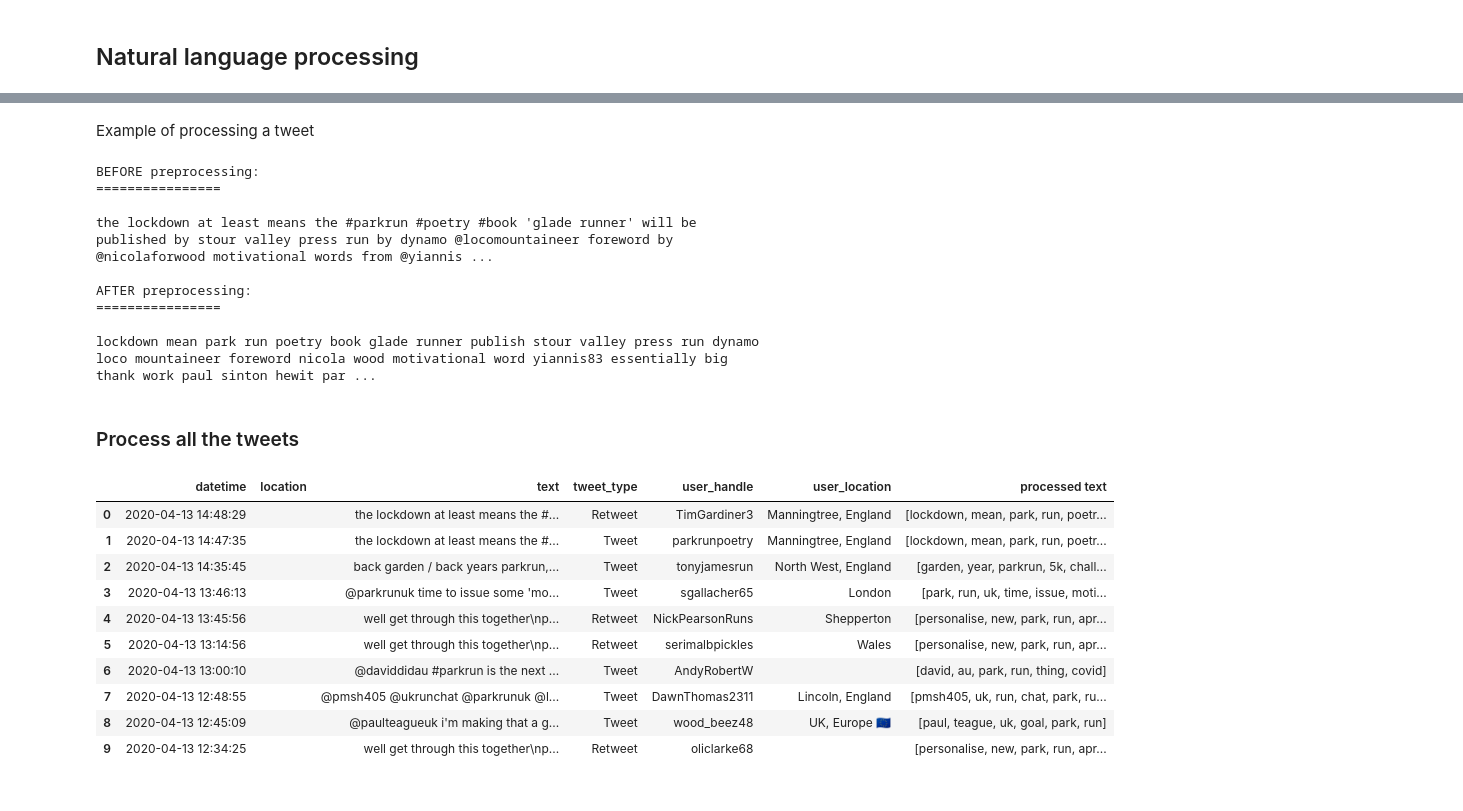
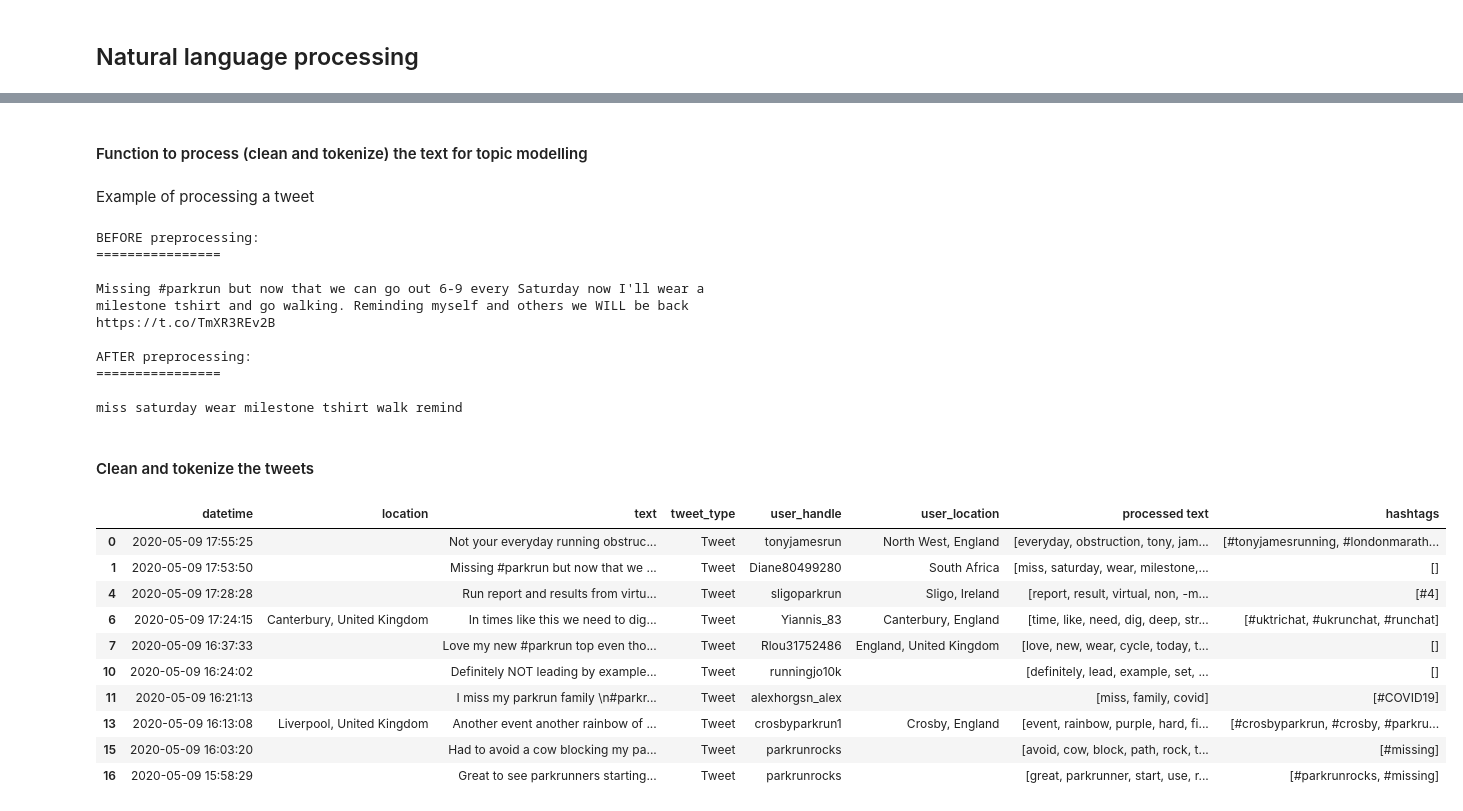
Before and after one commit to jw845/parkrun, a Jupyter notebook: twitter_analysis.ipynb, the cells around one changed output, grey strips where cells are left out. Cells and saved outputs as stored; diff of their text form; code cells hidden in the pictures.

```diff
--- a/twitter_analysis.ipynb
+++ b/twitter_analysis.ipynb
@@ -124,9 +123,9 @@ Saved to parkrun_tweets_2020-04-06_to_2020-04-13.pkl
 # %% [markdown]
 ### OR, read tweets from pickle
 # %%
-fname = 'parkrun_tweets_2020-04-06_to_2020-04-13.pkl'
+fname = 'parkrun_tweets_downloaded2020-05-09.pkl'
 
-tweets_df = read_pkl(fname)
+tweets_df = read_pkl('data/'+fname)
 tweets_df.head(10)
 # %% [output]
 |  | datetime | location | text | tweet_type | user_handle | user_location |
@@ -170,8 +209,13 @@ Using spaCy, wordsegment and - if stemming - nltk
 * **Remove stopwords** (eg is, the, a - so that more focus can be given to those words which define the meaning of the text)
 
 * *Stem (reduce words to root form)*
+# %% [markdown]
+#### Function to process (clean and tokenize) the text for topic modelling
 # %%
-def preprocess_(text):
+def NLP_prep(text):
+
+    # make lowercase, remove newlines
+    text = text.lower().replace('\n',' ')
 
     firstfilt=[]
     for word in text.split():
@@ -180,14 +224,19 @@ def preprocess_(text):
             firstfilt.append(' '.join(wordsegment.segment(word)))
         else :
             # ignore web addresses (or at least those beginning http or www)
-            if word[0:4] != 'http' and word[0:4] != 'www' :
+            if word[0:4] != 'http' and word[0:3] != 'www' and not re.search('androidappwhatsapp', word):
                 firstfilt.append(word)
     text = ' '.join(firstfilt)
+
+    # remove digits and various symbols
+    text = re.sub('[0-9_:;.,()%$~!?\+=><^`\*]+', '', text)
+
+    # replace forward slash and amphersand
+    text = text.replace('/',' ').replace('&',' ').replace('&amp;', ' ')
 
     doc = nlp(text)  # Using spaCy
     tokens = []
     filtered_tokens = []
-
     for token in doc:
         if not token.is_punct | token.is_space : # ignore punctuation and spaces
 
@@ -195,50 +244,47 @@ def preprocess_(text):
             tokens.append(token.lemma_ if token.lemma_ != '-PRON-' else token.lower_)
 
     for token in tokens:
-        try :
-            int(token) # ignore integer tokens
-        except :
-            lexeme = nlp.vocab[token]
-            if lexeme.is_stop == False and token[0:4] : # ignore STOPWORDS
-                if token[0:4] != 'http' and token[0:4] != 'www' : # ignore web addresses
-                    filtered_tokens.append(token)
-                    #filtered_tokens.append(stemmer.stem(token)) # Take stem of words using nltk
+        lexeme = nlp.vocab[token]
+        # ignore STOPWORDS (incl. topic-specific stopwords, like park run uk) and words less than 3 characters
+        if lexeme.is_stop == False and token not in ['park','run','parkrun','uk'] and len(token) > 2 :
+            filtered_tokens.append(token)
+            #filtered_tokens.append(stemmer.stem(token)) # Take stem of words using nltk
 
     return filtered_tokens
 # %% [markdown]
 Example of processing a tweet
 # %%
-text = tweets_df['text'].iloc[0]
+text = tweets_df['text'].iloc[1]
 print('BEFORE preprocessing:\n================\n')
 print(text,'\n')
 
-filtered_tokens = preprocess_(text)
+filtered_tokens = NLP_prep(text)
 print('AFTER preprocessing:\n================\n')
 print(' '.join(filtered_tokens))
 # %% [output]
 BEFORE preprocessing:
 ================
 
-the lockdown at least means the #parkrun #poetry #book 'glade runner' will be published by stour valley press run by dynamo @locomountaineer foreword by @nicolaforwood motivational words from @yiannis ...
+Missing #parkrun but now that we can go out 6-9 every Saturday now I'll wear a milestone tshirt and go walking. Reminding myself and others we WILL be back https://t.co/TmXR3REv2B
 
 AFTER preprocessing:
 ================
 
-lockdown mean park run poetry book glade runner publish stour valley press run dynamo loco mountaineer foreword nicola wood motivational word yiannis83 essentially big thank work paul sinton hewit par ...
+miss saturday wear milestone tshirt walk remind
 # %% [markdown]
-### Process all the tweets
+#### Clean and tokenize the tweets
 # %%
-tweets_df['processed text'] = tweets_df['text'].apply(lambda x: preprocess_(x))
-tweets_df.head(10)
+tweets_df['processed text'] = tweets_df['text'].apply(lambda x: NLP_prep(x))
+tweets_df[tweets_df['tweet_type'] == 'Tweet'].head(10) # just tweets
 # %% [output]
-|  | datetime | location | text | tweet_type | user_handle | user_location | processed text |
-| 0 | 2020-04-13 14:48:29 |  | the lockdown at least means the #... | Retweet | TimGardiner3 | Manningtree, England | [lockdown, mean, park, run, poetr... |
-| 1 | 2020-04-13 14:47:35 |  | the lockdown at least means the #... | Tweet | parkrunpoetry | Manningtree, England | [lockdown, mean, park, run, poetr... |
-| 2 | 2020-04-13 14:35:45 |  | back garden / back years parkrun,... | Tweet | tonyjamesrun | North West, England | [garden, year, parkrun, 5k, chall... |
-| 3 | 2020-04-13 13:46:13 |  | @parkrunuk time to issue some 'mo... | Tweet | sgallacher65 | London | [park, run, uk, time, issue, moti... |
-| 4 | 2020-04-13 13:45:56 |  | well get through this together\np... | Retweet | NickPearsonRuns | Shepperton | [personalise, new, park, run, apr... |
-| 5 | 2020-04-13 13:14:56 |  | well get through this together\np... | Retweet | serimalbpickles | Wales | [personalise, new, park, run, apr... |
-| 6 | 2020-04-13 13:00:10 |  | @daviddidau #parkrun is the next ... | Tweet | AndyRobertW |  | [david, au, park, run, thing, covid] |
-| 7 | 2020-04-13 12:48:55 |  | @pmsh405 @ukrunchat @parkrunuk @l... | Tweet | DawnThomas2311 | Lincoln, England | [pmsh405, uk, run, chat, park, ru... |
-| 8 | 2020-04-13 12:45:09 |  | @paulteagueuk i'm making that a g... | Tweet | wood_beez48 | UK, Europe 🇪🇺 | [paul, teague, uk, goal, park, run] |
-| 9 | 2020-04-13 12:34:25 |  | well get through this together\np... | Retweet | oliclarke68 |  | [personalise, new, park, run, apr... |
+|  | datetime | location | text | tweet_type | user_handle | user_location | processed text | hashtags |
+| 0 | 2020-05-09 17:55:25 |  | Not your everyday running obstruc... | Tweet | tonyjamesrun | North West, England | [everyday, obstruction, tony, jam... | [#tonyjamesrunning, #londonmarath... |
+| 1 | 2020-05-09 17:53:50 |  | Missing #parkrun but now that we ... | Tweet | Diane80499280 | South Africa | [miss, saturday, wear, milestone,... | [] |
+| 4 | 2020-05-09 17:28:28 |  | Run report and results from virtu... | Tweet | sligoparkrun | Sligo, Ireland | [report, result, virtual, non, -m... | [#4] |
+| 6 | 2020-05-09 17:24:15 | Canterbury, United Kingdom | In times like this we need to dig... | Tweet | Yiannis_83 | Canterbury, England | [time, like, need, dig, deep, str... | [#uktrichat, #ukrunchat, #runchat] |
+| 7 | 2020-05-09 16:37:33 |  | Love my new #parkrun top even tho... | Tweet | Rlou31752486 | England, United Kingdom | [love, new, wear, cycle, today, t... | [] |
+| 10 | 2020-05-09 16:24:02 |  | Definitely NOT leading by example... | Tweet | runningjo10k |  | [definitely, lead, example, set, ... | [] |
+| 11 | 2020-05-09 16:21:13 |  | I miss my parkrun family \n#parkr... | Tweet | alexhorgsn_alex |  | [miss, family, covid] | [#COVID19] |
+| 13 | 2020-05-09 16:13:08 | Liverpool, United Kingdom | Another event another rainbow of ... | Tweet | crosbyparkrun1 | Crosby, England | [event, rainbow, purple, hard, fi... | [#crosbyparkrun, #crosby, #parkru... |
+| 15 | 2020-05-09 16:03:20 |  | Had to avoid a cow blocking my pa... | Tweet | parkrunrocks |  | [avoid, cow, block, path, rock, t... | [#missing] |
+| 16 | 2020-05-09 15:58:29 |  | Great to see parkrunners starting... | Tweet | parkrunrocks |  | [great, parkrunner, start, use, r... | [#parkrunrocks, #missing] |
```
Also changed, not shown: parts of 42 cells of this notebook.
